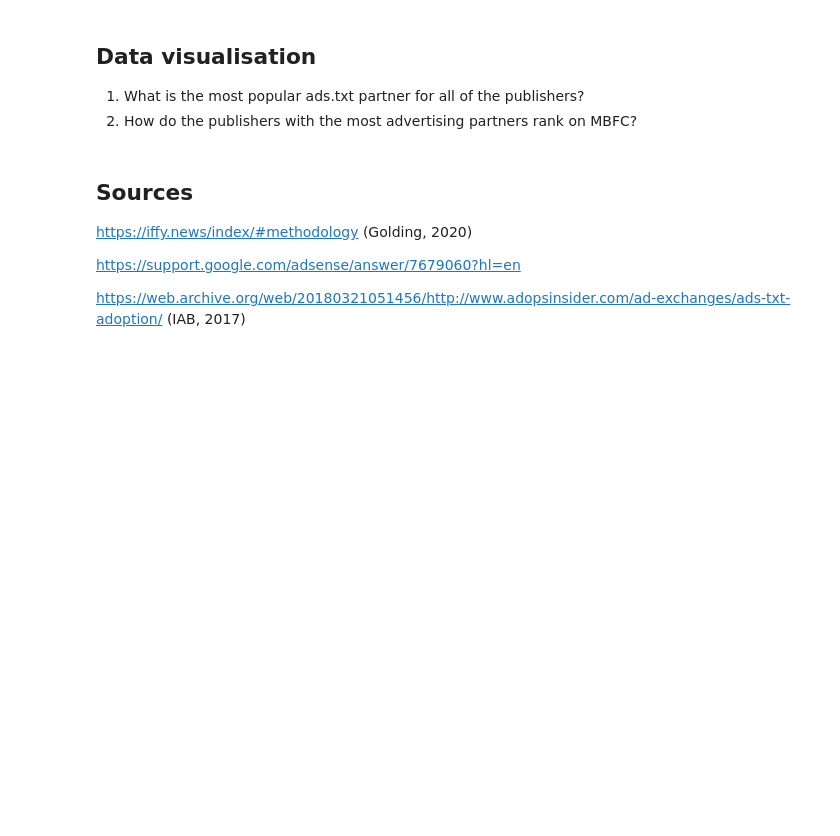
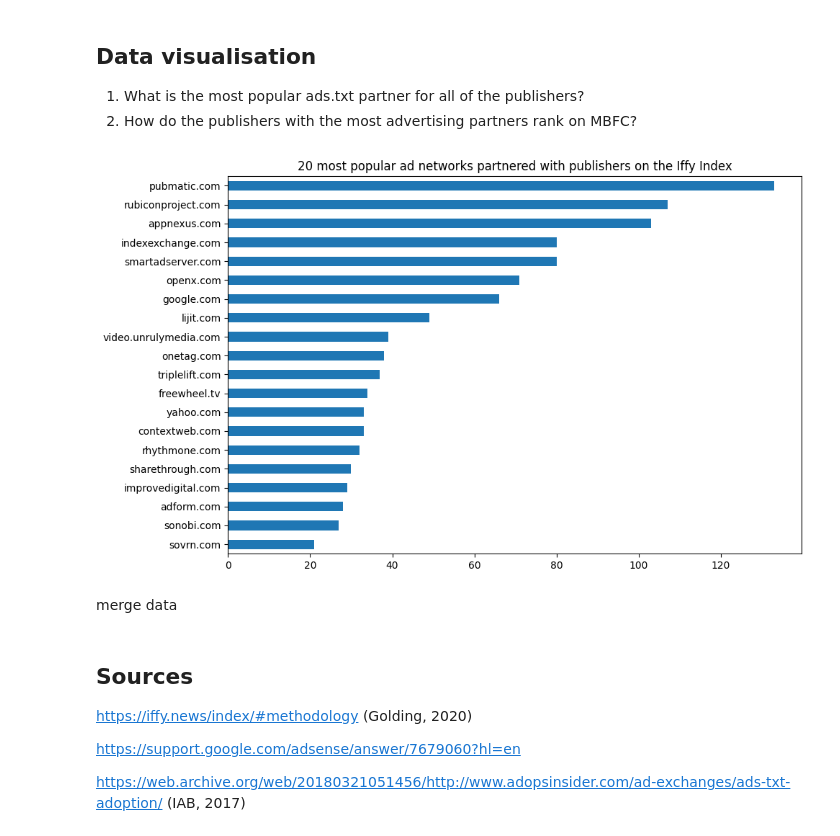
Before and after one commit to gizembrasser/data-engineering-project, a Jupyter notebook: uitwerking.ipynb, the cells around one changed output. Cells and saved outputs as stored; diff of their text form; code cells hidden in the pictures; blank space fills up the shorter version.

Commit message:
Add visualisation

```diff
--- a/uitwerking.ipynb
+++ b/uitwerking.ipynb
@@ -99,8 +99,8 @@ def parse_adstxt(adstxt_files):
     df = pd.DataFrame(all_data)
     return df
 
-ads_df = parse_adstxt(adstxt_content)
-ads_df.head()
+ads = parse_adstxt(adstxt_content)
+ads.head()
 # %% [output]
 |  | Domain name | Ad network | Seller account ID | Account type | Tag ID |
 | 0 | https://24jours.com | google.com | pub-3644207740963104 | direct | f08c47fec0942fa0 |
@@ -113,3 +113,21 @@ ads_df.head()
 
 1. What is the most popular ads.txt partner for all of the publishers?
 2. How do the publishers with the most advertising partners rank on MBFC?
+# %%
+import matplotlib.pyplot as plt
+
+ad_network_counts = ads['Ad network'].value_counts()
+
+# Get the top 20 most common ad networks
+top_20_ad_networks = ad_network_counts.head(20)
+
+plt.figure(figsize=(10, 6))
+top_20_ad_networks.sort_values().plot(kind="barh")
+plt.title("20 most popular ad networks partnered with publishers on the Iffy Index")
+plt.ylabel("")
+plt.tight_layout()
+plt.show()
+# %% [output]
+[figure, added]
+# %% [markdown]
+merge data
```
Also changed, not shown: parts of 1 cell of this notebook, 5 other files.
